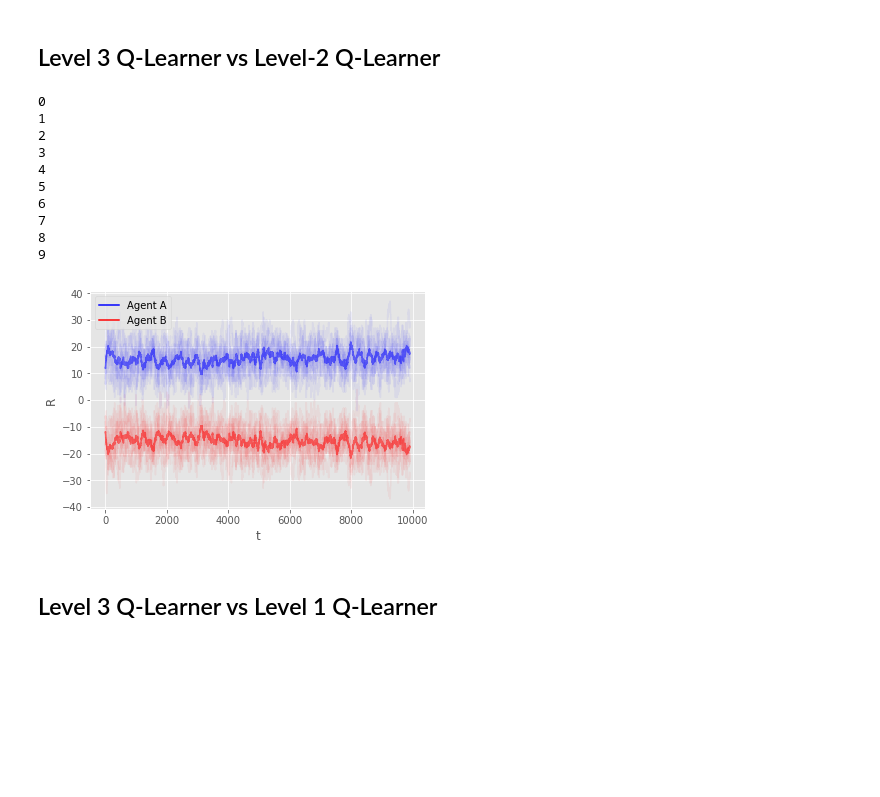
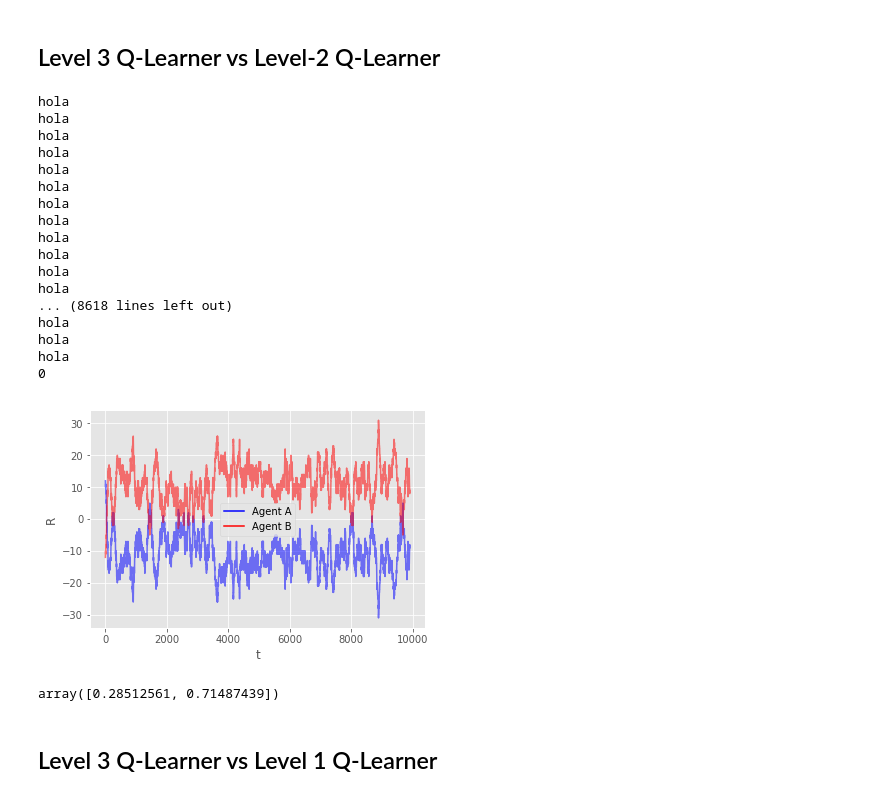
Before and after one commit to vicgalle/ARAMARL, a Jupyter notebook: friend_or_foe.ipynb, the cells around one changed output. Saved outputs shown, nothing was run; the diff lists cells and outputs as text; code cells hidden in the pictures; blank space fills up the shorter version.

```diff
--- a/friend_or_foe.ipynb
+++ b/friend_or_foe.ipynb
@@ -477,7 +477,7 @@ plot(r0ss, r1ss)
 # %% [markdown]
 ## Level 3 Q-Learner vs Level-2 Q-Learner
 # %%
-N_EXP = 10
+N_EXP = 1
 
 r0ss = []
 r1ss = []
@@ -492,7 +492,7 @@ for n in range(N_EXP):
     P2 =  Level2QAgent(env.available_actions,env.available_actions, n_states=1,
                        learning_rate=0.1, epsilon=0.1, gamma=0.96)
     #P1 =  RandomAgent( env.available_actions, p=0.5)
-    P1 = Level3QAgent(env.available_actions, env.available_actions, n_states=1,
+    P1 = Level3QAgentMix(env.available_actions, env.available_actions, n_states=1,
                       learning_rate=0.1, epsilon=0.1, gamma=0.96)
 
 
@@ -510,43 +510,54 @@ for n in range(N_EXP):
         while not done:
 
             # Agents decide
             a1 = P1.act()
             a2 = P2.act()
 
 
             # World changes
             _, rewards, done =  env.step([a1,a2])
 
 
             # Agents learn
 
             P1.update(0, [a1, a2], [rewards[0], rewards[1]], 0)
             P2.update(0, [a2, a1], [rewards[1], rewards[0]], 0)
 
             #s = new_s  #stateless!
 
             #print(r0, r1)
             r0s.append(rewards[0])
             r1s.append(rewards[1])
 
         env.reset()
 
     print(n)
     r0ss.append(r0s)
     r1ss.append(r1s)
 plot(r0ss, r1ss)
 # %% [output]
+hola
+hola
+hola
+hola
+hola
+hola
+hola
+hola
+hola
+hola
+hola
+hola
+... (8618 lines left out)
+hola
+hola
+hola
 0
-1
-2
-3
-4
-5
-6
-7
-8
-9
-[figure, old version]
+[figure, new version]
+# %%
+P1.prob_type
+# %% [output]
+array([0.28512561, 0.71487439])
 # %% [markdown]
 ## Level 3 Q-Learner vs Level 1 Q-Learner
 # %%
```
Also changed, not shown: parts of 3 cells of this notebook, 1 other file.
